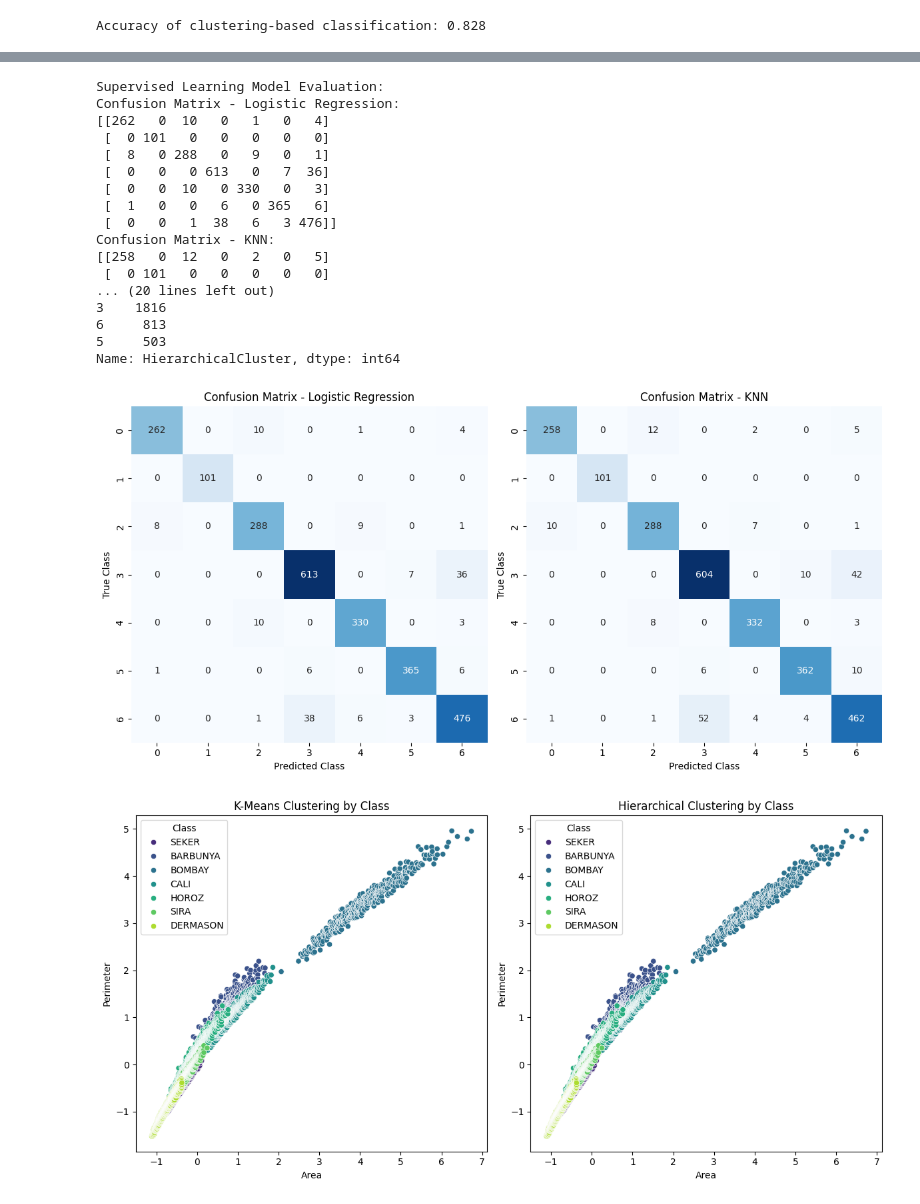
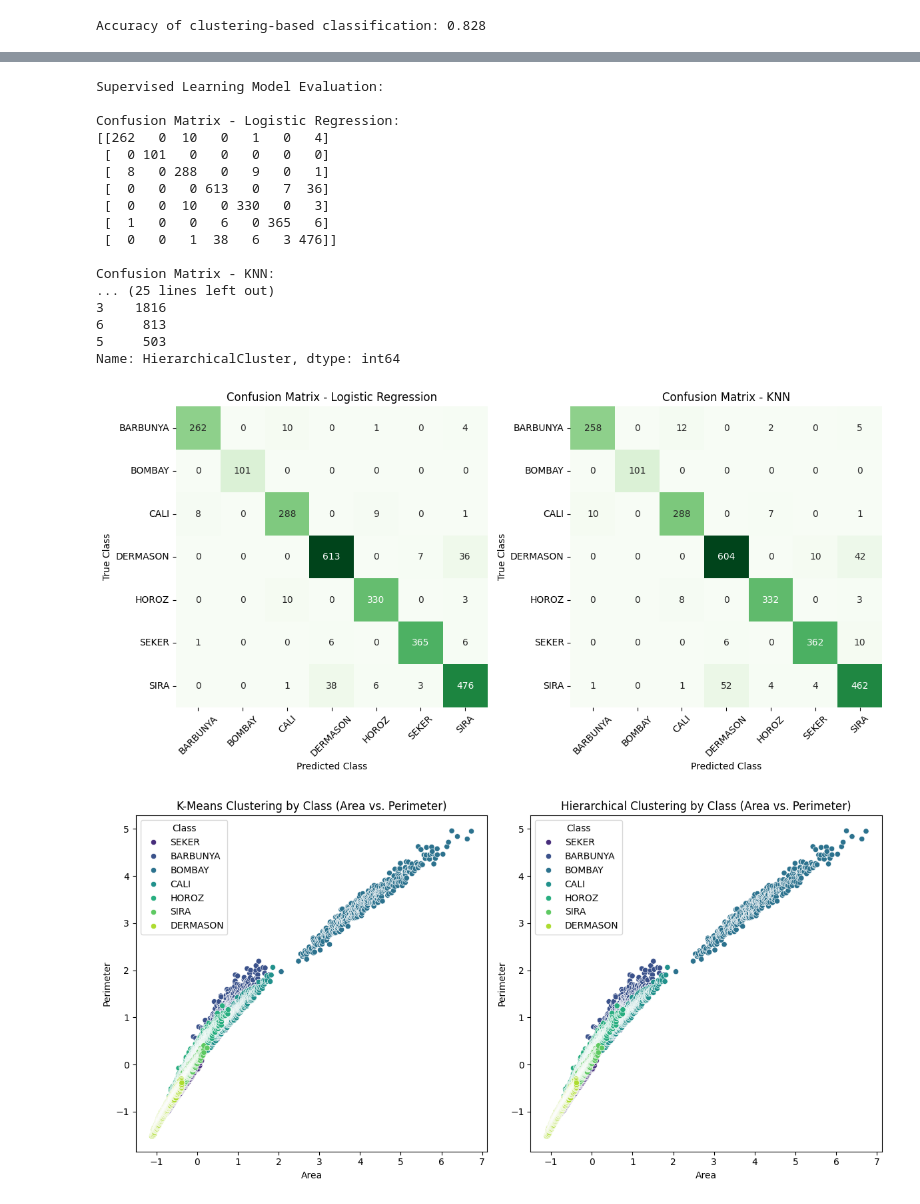
Before and after one commit to collaboratorsje/Dry_Beans_Models, a Jupyter notebook: src/Models.ipynb, the cells around one changed output, grey strips where cells are left out. Cells and saved outputs as stored; diff of their text form; code cells hidden in the pictures.

Commit message:
Changed visuals on charts and graphs

```diff
--- a/src/Models.ipynb
+++ b/src/Models.ipynb
@@ -514,20 +556,21 @@ Apriori Rules:
 # %%
 # Step 5: Model Evaluation
 # Supervised Learning Evaluation
-print("Supervised Learning Model Evaluation:")
+print("Supervised Learning Model Evaluation:\n")
 print("Confusion Matrix - Logistic Regression:")
 print(confusion_matrix(y_test, y_pred_logreg))
-print("Confusion Matrix - KNN:")
+print("\nConfusion Matrix - KNN:")
 print(confusion_matrix(y_test, y_pred_knn))
 
 # Unsupervised Learning Evaluation
-print("Unsupervised Learning Model Evaluation:")
+print("\nUnsupervised Learning Model Evaluation:\n")
 print("K-Means Clustering - Cluster Counts:")
 print(data['Cluster'].value_counts())
-print("Hierarchical Clustering - Cluster Counts:")
+print("\nHierarchical Clustering - Cluster Counts:")
 print(data['HierarchicalCluster'].value_counts())
 # %% [output]
 Supervised Learning Model Evaluation:
+
 Confusion Matrix - Logistic Regression:
 [[262   0  10   0   1   0   4]
  [  0 101   0   0   0   0   0]
@@ -536,55 +579,63 @@ Confusion Matrix - Logistic Regression:
  [  0   0  10   0 330   0   3]
  [  1   0   0   6   0 365   6]
  [  0   0   1  38   6   3 476]]
+
 Confusion Matrix - KNN:
-[[258   0  12   0   2   0   5]
- [  0 101   0   0   0   0   0]
-... (20 lines left out)
+... (25 lines left out)
 3    1816
 6     813
 5     503
 Name: HierarchicalCluster, dtype: int64
 # %%
 # Plotting Confusion Matrices for Supervised Learning
+class_names = sorted(y_test.unique())
+
+# Calculate confusion matrices
+cm_logreg = confusion_matrix(y_test, y_pred_logreg, labels=class_names)
+cm_knn = confusion_matrix(y_test, y_pred_knn, labels=class_names)
+
 plt.figure(figsize=(12, 6))
 
+# Confusion Matrix for Logistic Regression
 plt.subplot(1, 2, 1)
-sns.heatmap(confusion_matrix(y_test, y_pred_logreg), annot=True, fmt="d", cmap="Blues", cbar=False)
+sns.heatmap(cm_logreg, annot=True, fmt="d", cmap="Greens", cbar=False, xticklabels=class_names, yticklabels=class_names)
 plt.title("Confusion Matrix - Logistic Regression")
+plt.xticks(rotation=45)
 plt.xlabel("Predicted Class")
 plt.ylabel("True Class")
 
+# Confusion Matrix for KNN
 plt.subplot(1, 2, 2)
-sns.heatmap(confusion_matrix(y_test, y_pred_knn), annot=True, fmt="d", cmap="Blues", cbar=False)
+sns.heatmap(cm_knn, annot=True, fmt="d", cmap="Greens", cbar=False, xticklabels=class_names, yticklabels=class_names)
 plt.title("Confusion Matrix - KNN")
+plt.xticks(rotation=45)
 plt.xlabel("Predicted Class")
 plt.ylabel("True Class")
 
 plt.tight_layout()
 plt.show()
 
 # Plotting Scatter Plots for Unsupervised Learning
 plt.figure(figsize=(12, 6))
 
 # Plot for K-Means Clustering
 plt.subplot(1, 2, 1)
 sns.scatterplot(x='Area', y='Perimeter', data=data,
                 hue='Class', palette='viridis', legend='full')  # Use 'legend="full"' to ensure the legend is shown
-plt.title('K-Means Clustering by Class')
+plt.title('K-Means Clustering by Class (Area vs. Perimeter)')
 plt.xlabel('Area')
 plt.ylabel('Perimeter')
 
 # Plot for Hierarchical Clustering
 plt.subplot(1, 2, 2)
 sns.scatterplot(x='Area', y='Perimeter', data=data,
                 hue='Class', palette='viridis', legend='full')
-plt.title('Hierarchical Clustering by Class')
+plt.title('Hierarchical Clustering by Class (Area vs. Perimeter)')
 plt.xlabel('Area')
 plt.ylabel('Perimeter')
 
-# Improve layout and show the plot
 plt.tight_layout()
 plt.show()
 # %% [output]
-[figure, old version]
+[figure, new version]
-[figure, old version]
+[figure, new version]
```
Also changed, not shown: parts of 3 cells of this notebook.
